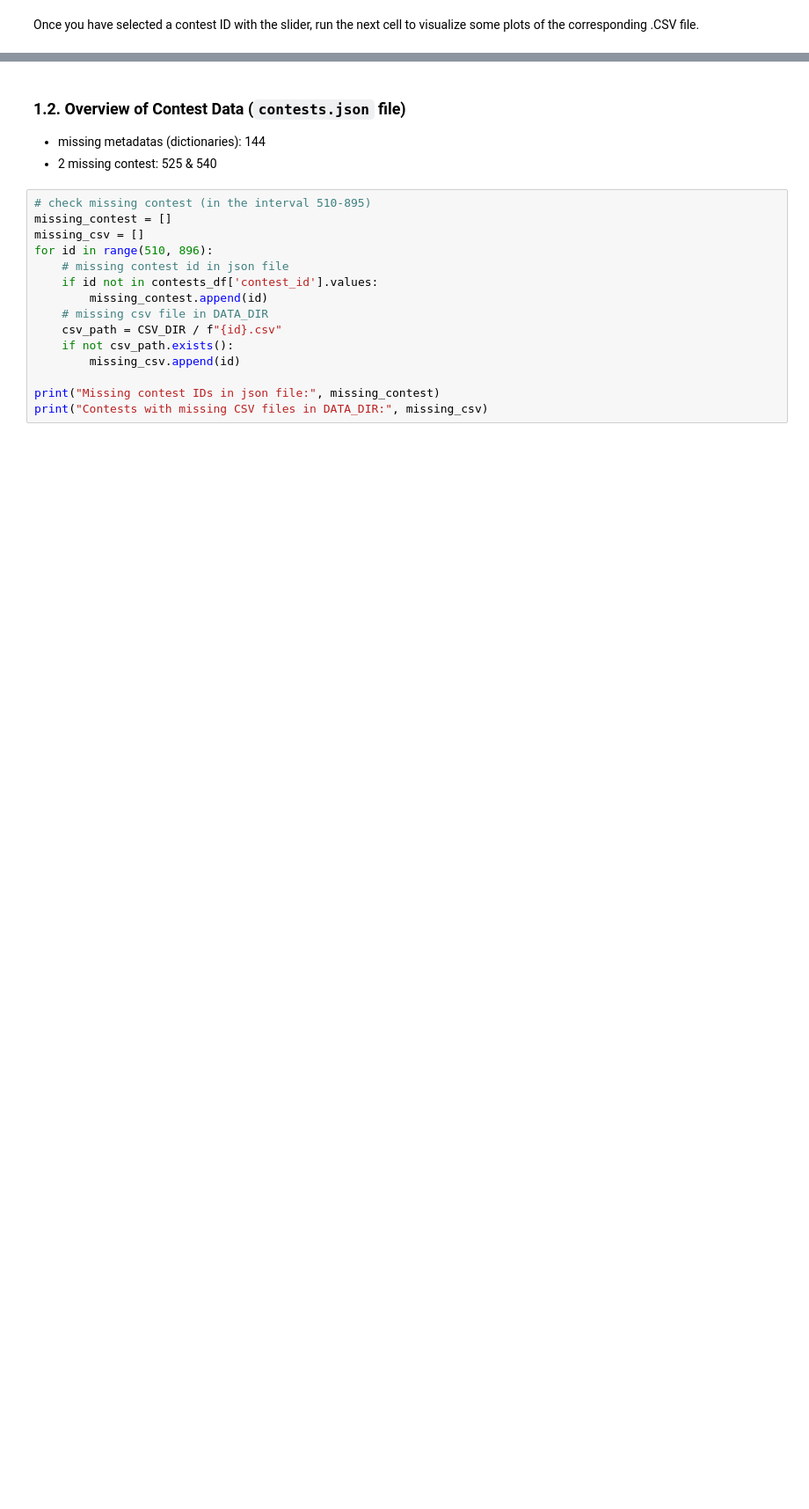
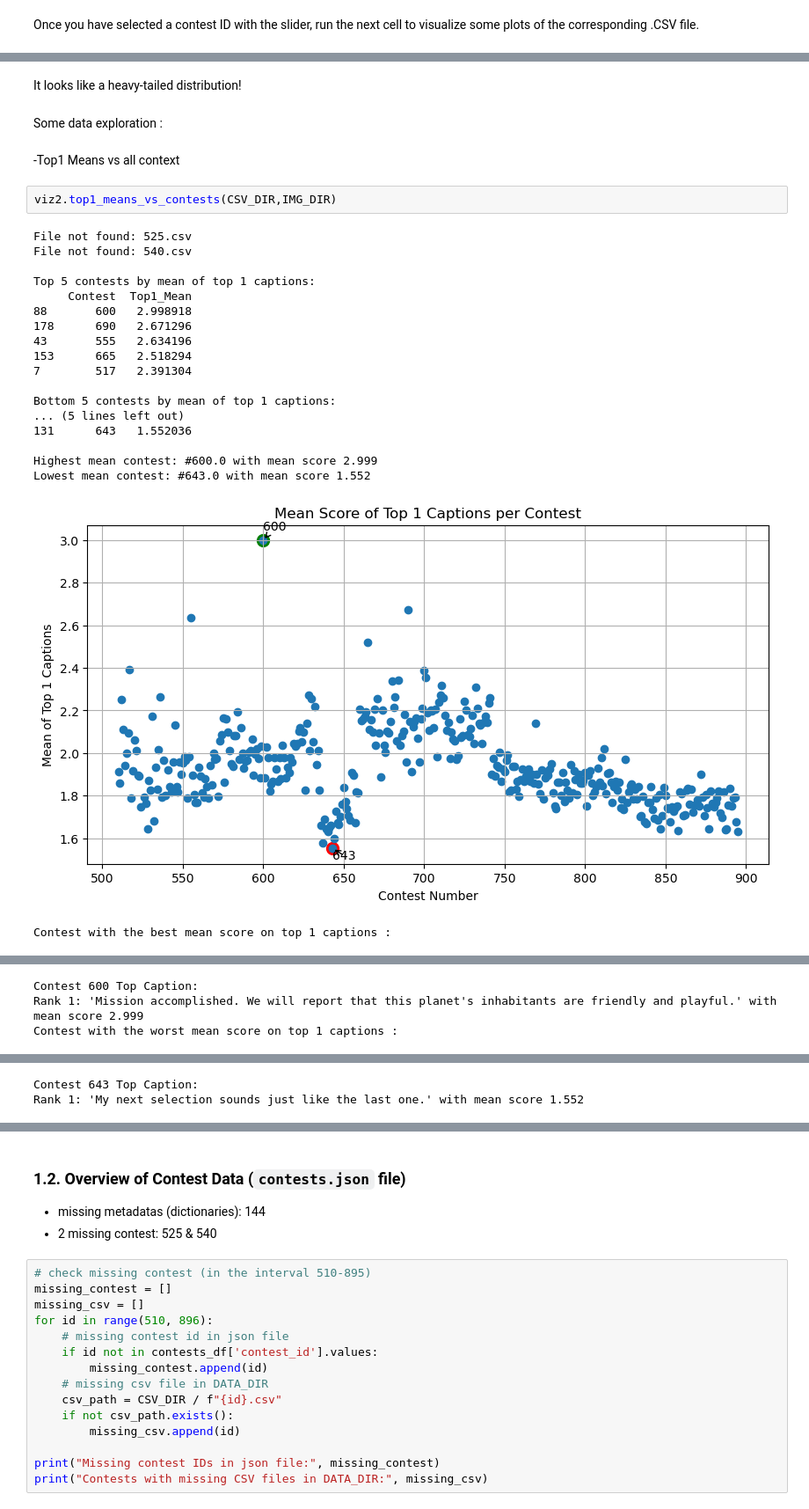
Before and after one commit to epfl-ada/ada-2025-project-json-derulo, a Jupyter notebook: src/Milestone_P2/Milestone_P2.ipynb, the cells around one changed output, grey strips where cells are left out. Shown at 88% size. Cells and saved outputs as stored; diff of their text form; blank space fills up the shorter version.

```diff
--- a/src/Milestone_P2/Milestone_P2.ipynb
+++ b/src/Milestone_P2/Milestone_P2.ipynb
@@ -221,0 +270,28 @@ print(contests_df.count())
+# %% [markdown]
+It looks like a heavy-tailed distribution!
+# %% [markdown]
+Some data exploration : <br>
+<br>
+-Top1 Means vs all context
+# %%
+viz2.top1_means_vs_contests(CSV_DIR,IMG_DIR)
+# %% [output]
+File not found: 525.csv
+File not found: 540.csv
+
+Top 5 contests by mean of top 1 captions:
+     Contest  Top1_Mean
+88       600   2.998918
+178      690   2.671296
+43       555   2.634196
+153      665   2.518294
+7        517   2.391304
+
+Bottom 5 contests by mean of top 1 captions:
+... (5 lines left out)
+131      643   1.552036
+
+Highest mean contest: #600.0 with mean score 2.999
+Lowest mean contest: #643.0 with mean score 1.552
+[figure, added]
+Contest with the best mean score on top 1 captions :
@@ -221,0 +299,3 @@ print(contests_df.count())
+Contest 600 Top Caption:
+Rank 1: 'Mission accomplished. We will report that this planet's inhabitants are friendly and playful.' with mean score 2.999
+Contest with the worst mean score on top 1 captions :
@@ -221,0 +303,2 @@ print(contests_df.count())
+Contest 643 Top Caption:
+Rank 1: 'My next selection sounds just like the last one.' with mean score 1.552
```
Also changed, not shown: parts of 20 cells of this notebook, 1 other file.
